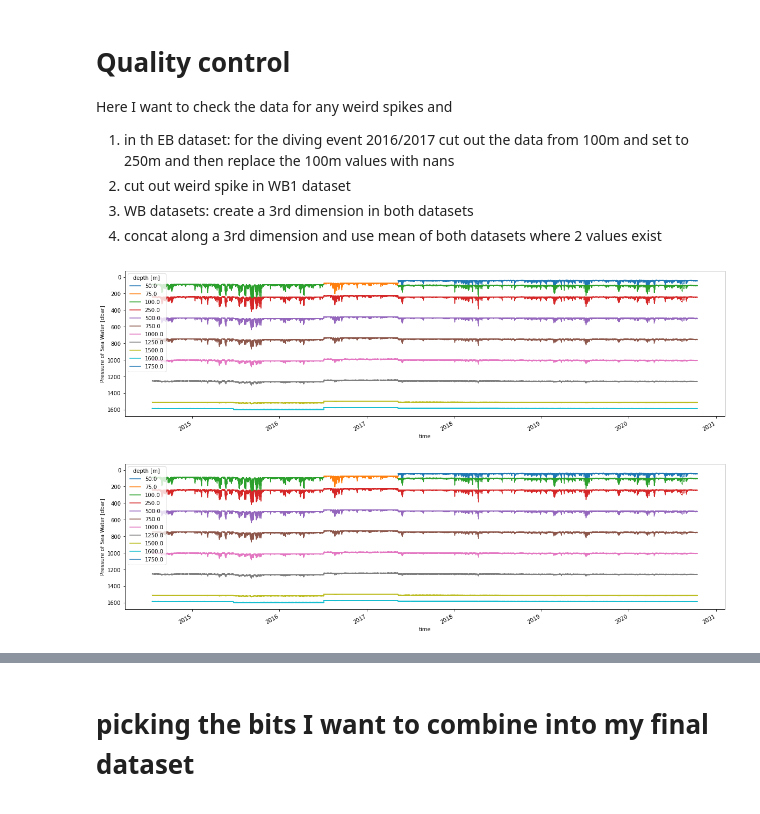
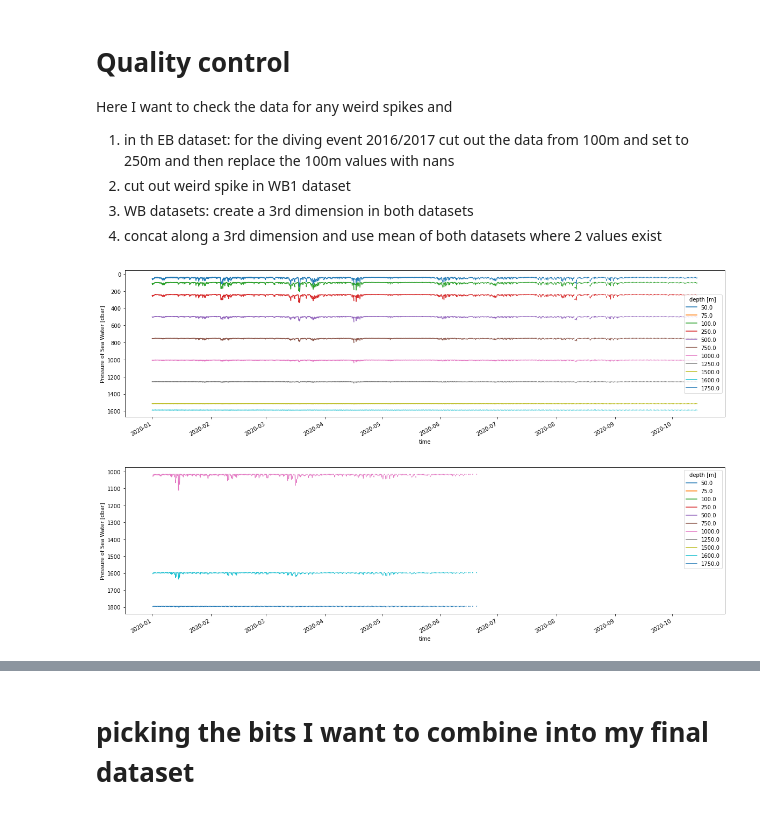
Before and after one commit to Marie-Louise-Korte/Rockall_Trough_MHW, a Jupyter notebook: Quality_control_WB.ipynb, the cells around one changed output, grey strips where cells are left out. Cells and saved outputs as stored; diff of their text form; code cells hidden in the pictures.

```diff
--- a/Quality_control_WB.ipynb
+++ b/Quality_control_WB.ipynb
@@ -25,7 +25,10 @@ ds_wb1 = xr.open_dataset(file_name)
 file_name = "data/rtwb2_all_merged.nc"
 ds_wb2 = xr.open_dataset(file_name)
 # %%
-ds_wb1.pres.where(ds_wb1.pres>0).plot.line(x='time', figsize = (20,5), yincrease = False); #.where(ds.pres>0);
+ds_wb1 = ds_wb1.where(ds_wb1.pres>0)
+ds_wb1.pres.sel(time='2020').where(ds_wb1.pres>0).plot.line(x='time', figsize = (20,5), yincrease = False); #.where(ds.pres>0);
+ds_wb2.pres.sel(time='2020').plot.line(x='time', figsize = (20,5), yincrease = False); #.where(ds.pres>0);
 # need to remove the spike
 # %% [output]
-[figure, old version]
+[figure, new version]
+[figure, added]
@@ -34,4 +34,0 @@ ds_wb1 = ds_wb1.where(ds_wb1.pres>0)
-# %%
-ds_wb1.pres.plot.line(x='time', figsize = (20,5), yincrease = False);
-# %% [output]
-[figure, removed]
```
Also changed, not shown: parts of 16 cells of this notebook.
